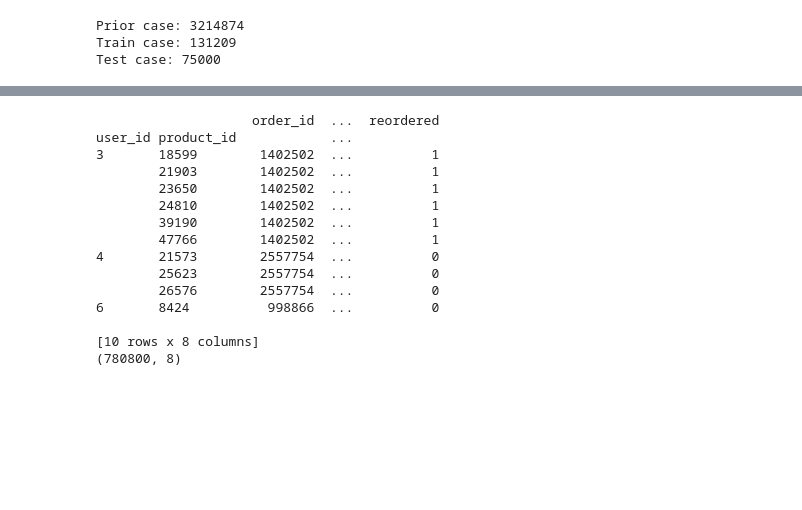
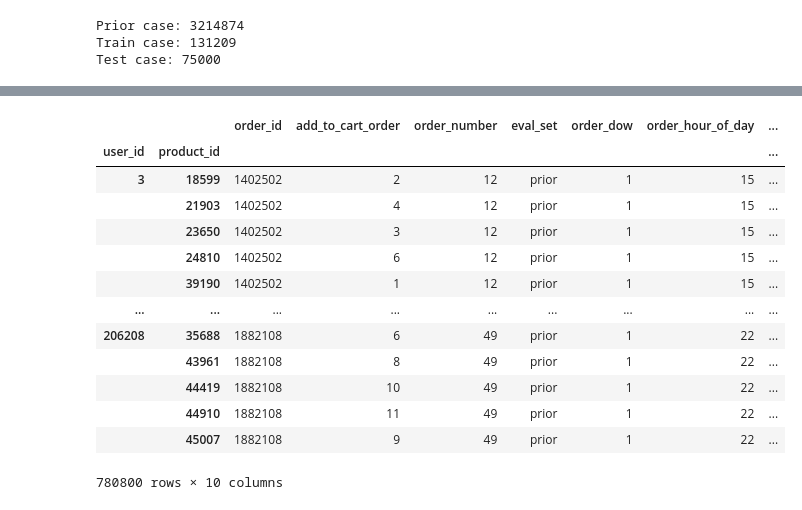
Before and after one commit to Howeng98/DSAI_HW4, a Jupyter notebook: DSAI_HW4.ipynb, the cells around one changed output, grey strips where cells are left out. Drawn from its saved outputs; the diff is of its cells as text; code cells hidden in the pictures; blank space fills up the shorter version.

```diff
--- a/DSAI_HW4.ipynb
+++ b/DSAI_HW4.ipynb
@@ -97,28 +97,35 @@ print(order_of_test.head(10))
 # %%
 test_data = orders_DF.merge(previous_order_of_test, how='inner', on=['order_id','user_id'])
 # print(test_data.shape)
 test_data = test_data.merge(prior_order_DF, how='inner', on='order_id')
+test_data = test_data.merge(products_DF, how='left', on='product_id')
 # print(test_data.shape)
 
-test_data = test_data[['user_id','order_id','product_id','add_to_cart_order','order_number','eval_set','order_dow','order_hour_of_day','days_since_prior_order','reordered']]
+
+
+# test_data['aisle_id'].value_counts()
+# for row in test_data.iterrows():
+#   if test_data['user_id'][row]
+
+test_data = test_data[['user_id','order_id','product_id','add_to_cart_order','order_number','eval_set','order_dow','order_hour_of_day','days_since_prior_order','aisle_id','department_id','reordered']]
 test_data = test_data.sort_values(by=['user_id','order_id','product_id'])
 # print(test_data.head(10))
 test_data = test_data.set_index(['user_id','product_id'])
-print(test_data.head(10))
-print(test_data.shape)
+# print(test_data.head(10))
+# print(test_data.shape)
+# test_data
 # %% [output]
+|  |  | order_id | add_to_cart_order | order_number | eval_set | order_dow | order_hour_of_day | ... |
+| user_id | product_id |  |  |  |  |  |  | ... |
+| 3 | 18599 | 1402502 | 2 | 12 | prior | 1 | 15 | ... |
+|  | 21903 | 1402502 | 4 | 12 | prior | 1 | 15 | ... |
+|  | 23650 | 1402502 | 3 | 12 | prior | 1 | 15 | ... |
+|  | 24810 | 1402502 | 6 | 12 | prior | 1 | 15 | ... |
+|  | 39190 | 1402502 | 1 | 12 | prior | 1 | 15 | ... |
+| ... | ... | ... | ... | ... | ... | ... | ... | ... |
+| 206208 | 35688 | 1882108 | 6 | 49 | prior | 1 | 22 | ... |
+|  | 43961 | 1882108 | 8 | 49 | prior | 1 | 22 | ... |
+|  | 44419 | 1882108 | 10 | 49 | prior | 1 | 22 | ... |
+|  | 44910 | 1882108 | 11 | 49 | prior | 1 | 22 | ... |
+|  | 45007 | 1882108 | 9 | 49 | prior | 1 | 22 | ... |
-                    order_id  ...  reordered
-user_id product_id            ...
-3       18599        1402502  ...          1
-        21903        1402502  ...          1
-        23650        1402502  ...          1
-        24810        1402502  ...          1
-        39190        1402502  ...          1
-        47766        1402502  ...          1
-4       21573        2557754  ...          0
-        25623        2557754  ...          0
-        26576        2557754  ...          0
-6       8424          998866  ...          0
-
-[10 rows x 8 columns]
-(780800, 8)
+780800 rows × 10 columns
```
Also changed, not shown: parts of 14 cells of this notebook, 8 other files.
